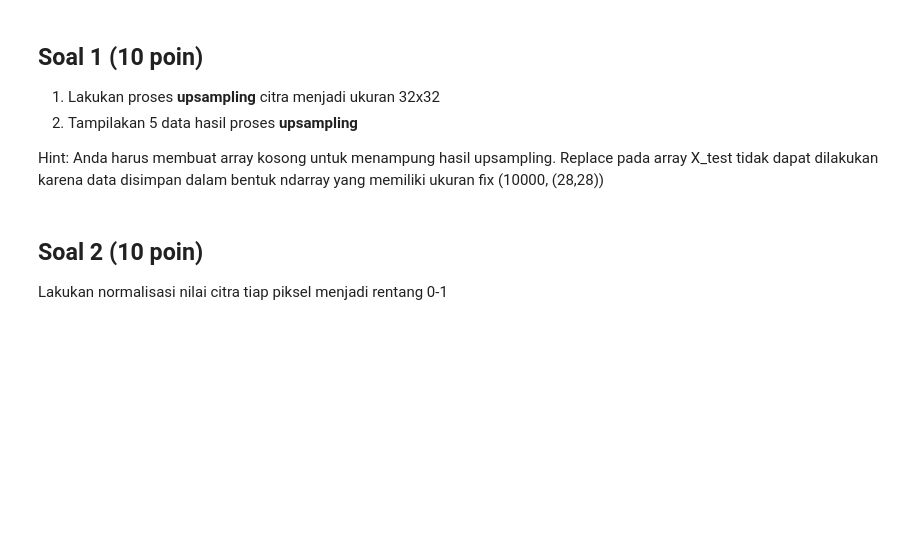
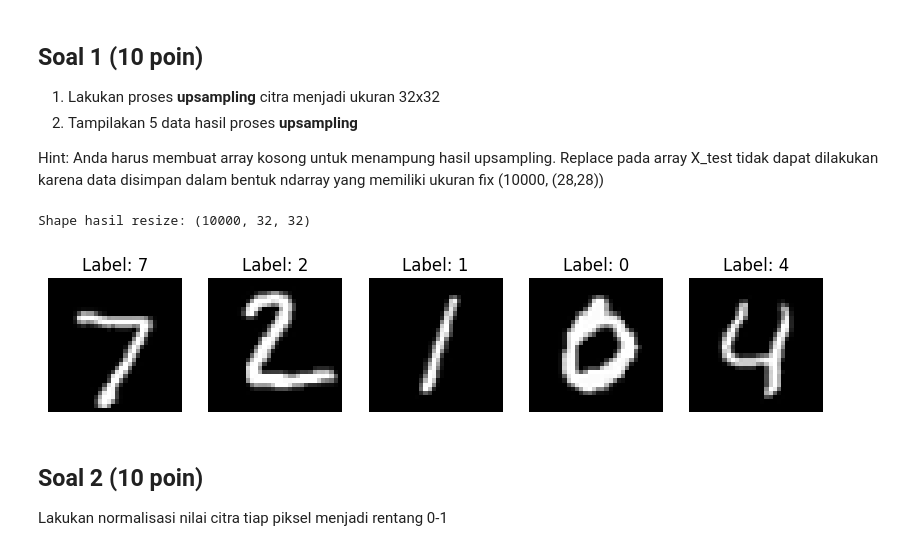
Before and after one commit to annisakrnn/Machine-Learning_2025, a Jupyter notebook: JS04_SOAL_KUIS1_ML.ipynb, the cells around one changed output. Cells and saved outputs as stored; diff of their text form; code cells hidden in the pictures; blank space fills up the shorter version.

```diff
--- a/JS04_SOAL_KUIS1_ML.ipynb
+++ b/JS04_SOAL_KUIS1_ML.ipynb
@@ -415,3 +422,20 @@ Hint: Anda harus membuat array kosong untuk menampung hasil upsampling. Replace
+# %%
+import cv2
+unsaple = np.array([cv2.resize(img, (32, 32), interpolation=cv2.INTER_CUBIC)
+                    for img in X_test])
+
+print("Shape hasil resize:", unsaple.shape)
+
+plt.figure(figsize=(10, 5))
+for i in range(5):
+    plt.subplot(1, 5, i+1)
+    plt.imshow(unsaple[i], cmap="gray")
+    plt.title(f"Label: {y_test[i]}")
+    plt.axis("off")
+plt.show()
+# %% [output]
+Shape hasil resize: (10000, 32, 32)
+[figure, added]
 # %% [markdown]
 ## Soal 2 (10 poin)
 Lakukan normalisasi nilai citra tiap piksel menjadi rentang 0-1
```
Also changed, not shown: parts of 9 cells of this notebook.
